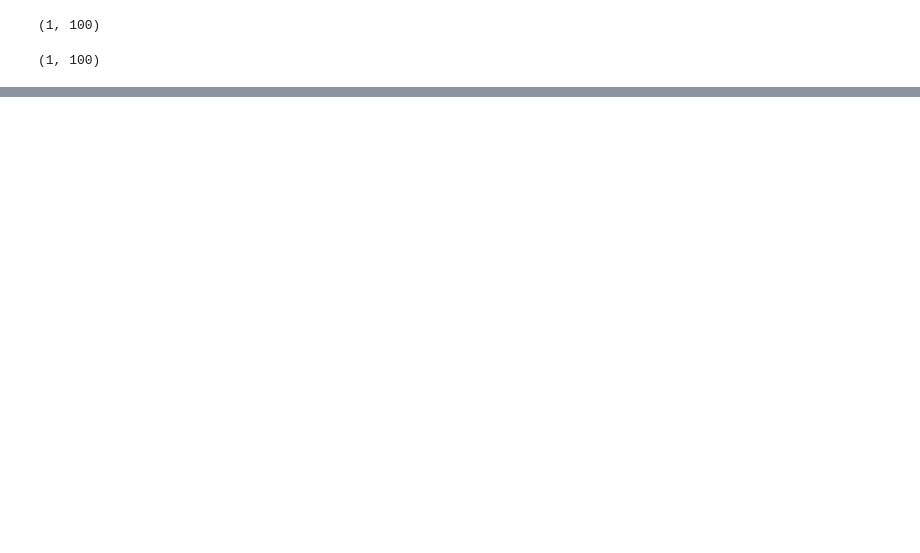
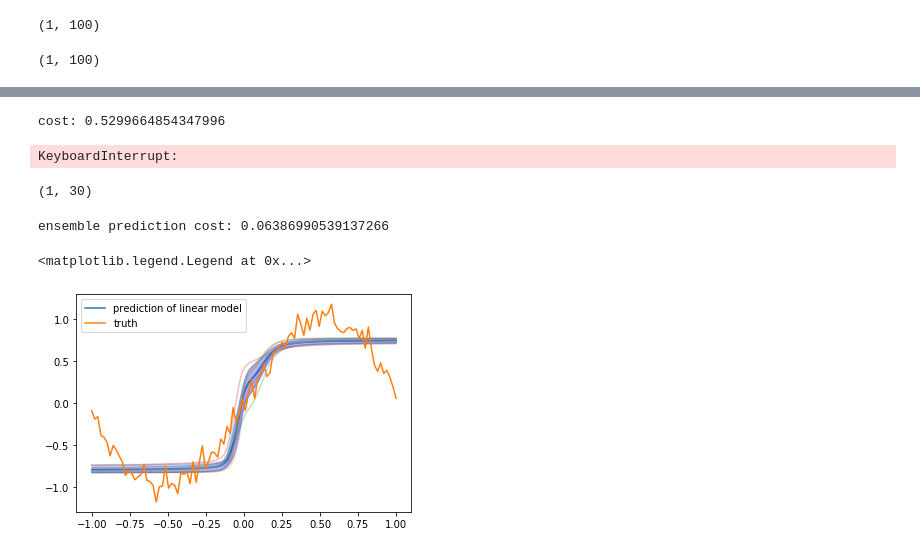
Before and after one commit to wooohoooo/thompson_sampling, a Jupyter notebook: 02_models.ipynb, the cells around one changed output, grey strips where cells are left out. Cells and saved outputs as stored; diff of their text form; code cells hidden in the pictures; blank space fills up the shorter version.

```diff
--- a/02_models.ipynb
+++ b/02_models.ipynb
@@ -833,0 +989,26 @@ plt.legend()
+# %%
+model = NeuralNetwork(loss='mean-square-error')
+model.addLayer(inputDimension=1, units=10, activation='tanh')
+
+model.addLayer( units=10, activation='tanh',layer_type = DropoutLayer)
+
+model.addLayer( units=1, activation='',)
+model
+
+num_iterations = 10
+num_iterations = 100000
+for ix in range(num_iterations):
+    # minibatch
+    X_train, X_test, Y_train, y_test = train_test_split(X.T, Y.T, test_size=0.7, random_state=42)
+    X_train = X_train.T
+    Y_train = Y_train.T
+    #X_train, Y_train = shuffle(X,Y)
+
+    A = model.forward(X_train)
+    model.backward(A, Y_train)
+    model.update()
+    if ix % (num_iterations/10) == 0:
+        print('cost:', model.cost(Y_train, A))
+# %% [output]
+cost: 0.5299664854347996
+KeyboardInterrupt:
@@ -833,0 +1017,34 @@ plt.legend()
+# %%
+X_train.shape
+# %% [output]
+(1, 30)
+# %%
+num_predictive_samples = 10
+
+predictive_sample_list = []
+
+for i in range(num_predictive_samples):
+    predictive_sample_list += [model.forward(X).squeeze()]
+
+
+pred_mean = np.mean(predictive_sample_list,0)
+pred_std = np.std(predictive_sample_list,0)
+
+mean_prediction_cost = model.cost(Y,pred_mean)
+
+print(f'ensemble prediction cost: {mean_prediction_cost}')
+
+
+plt.plot(X.squeeze(),pred_mean,label='prediction of linear model')
+plt.fill_between(X.squeeze(), pred_mean, pred_mean - pred_std, alpha = 0.3,color='blue')
+plt.fill_between(X.squeeze(), pred_mean, pred_mean + pred_std, alpha = 0.3,color='blue')
+
+for sample in predictive_sample_list:
+    plt.plot(X.squeeze(), sample,alpha=0.3)
+
+plt.plot(X.squeeze(),y.squeeze(),label='truth')
+plt.legend()
+# %% [output]
+ensemble prediction cost: 0.06386990539137266
+<matplotlib.legend.Legend at 0x...>
+[figure, added]
```
Also changed, not shown: parts of 28 cells of this notebook, 6 other files.
